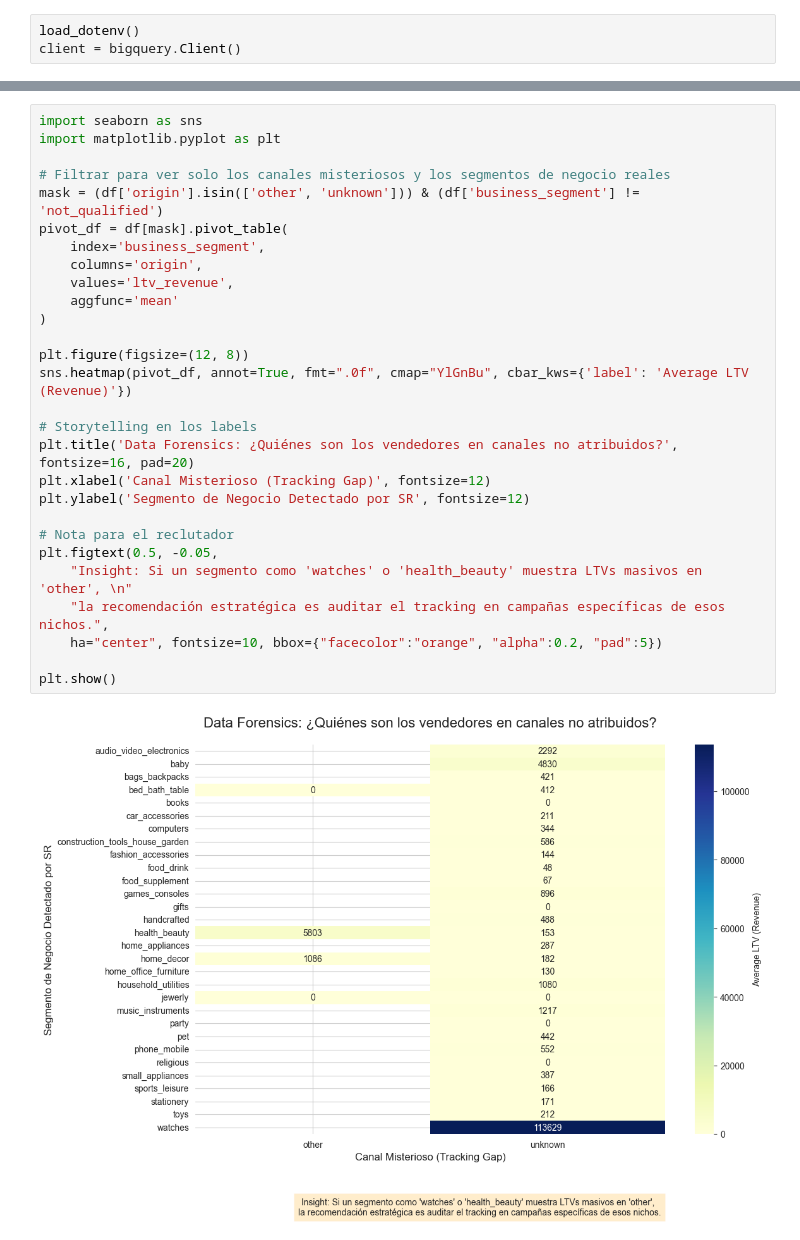
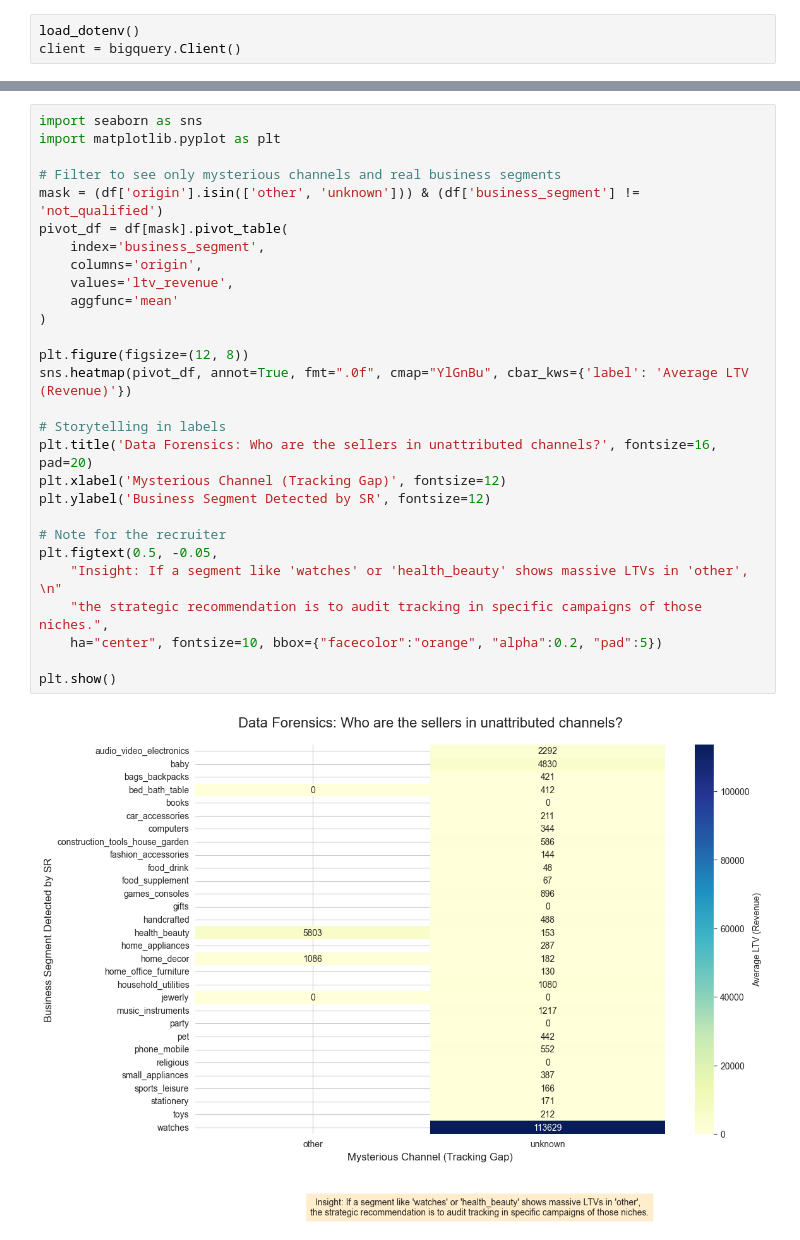
Before and after one commit to SteamyCupGames/Apex-Revenue-Engine, a Jupyter notebook: Notebooks/02_Strategic_Marketing_EDA.ipynb, the cells around one changed output, grey strips where cells are left out. Drawn from its saved outputs; the diff is of its cells as text.

```diff
--- a/Notebooks/02_Strategic_Marketing_EDA.ipynb
+++ b/Notebooks/02_Strategic_Marketing_EDA.ipynb
@@ -60,30 +88,30 @@ plt.show()
 # %%
 import seaborn as sns
 import matplotlib.pyplot as plt
 
-# Filtrar para ver solo los canales misteriosos y los segmentos de negocio reales
+# Filter to see only mysterious channels and real business segments
 mask = (df['origin'].isin(['other', 'unknown'])) & (df['business_segment'] != 'not_qualified')
 pivot_df = df[mask].pivot_table(
     index='business_segment',
     columns='origin',
     values='ltv_revenue',
     aggfunc='mean'
 )
 
 plt.figure(figsize=(12, 8))
 sns.heatmap(pivot_df, annot=True, fmt=".0f", cmap="YlGnBu", cbar_kws={'label': 'Average LTV (Revenue)'})
 
-# Storytelling en los labels
-plt.title('Data Forensics: ¿Quiénes son los vendedores en canales no atribuidos?', fontsize=16, pad=20)
-plt.xlabel('Canal Misterioso (Tracking Gap)', fontsize=12)
-plt.ylabel('Segmento de Negocio Detectado por SR', fontsize=12)
+# Storytelling in labels
+plt.title('Data Forensics: Who are the sellers in unattributed channels?', fontsize=16, pad=20)
+plt.xlabel('Mysterious Channel (Tracking Gap)', fontsize=12)
+plt.ylabel('Business Segment Detected by SR', fontsize=12)
 
-# Nota para el reclutador
+# Note for the recruiter
 plt.figtext(0.5, -0.05,
-    "Insight: Si un segmento como 'watches' o 'health_beauty' muestra LTVs masivos en 'other', \n"
-    "la recomendación estratégica es auditar el tracking en campañas específicas de esos nichos.",
+    "Insight: If a segment like 'watches' or 'health_beauty' shows massive LTVs in 'other', \n"
+    "the strategic recommendation is to audit tracking in specific campaigns of those niches.",
     ha="center", fontsize=10, bbox={"facecolor":"orange", "alpha":0.2, "pad":5})
 
 plt.show()
 # %% [output]
-[figure, old version]
+[figure, new version]
```
Also changed, not shown: parts of 14 cells of this notebook, 2 other files.
